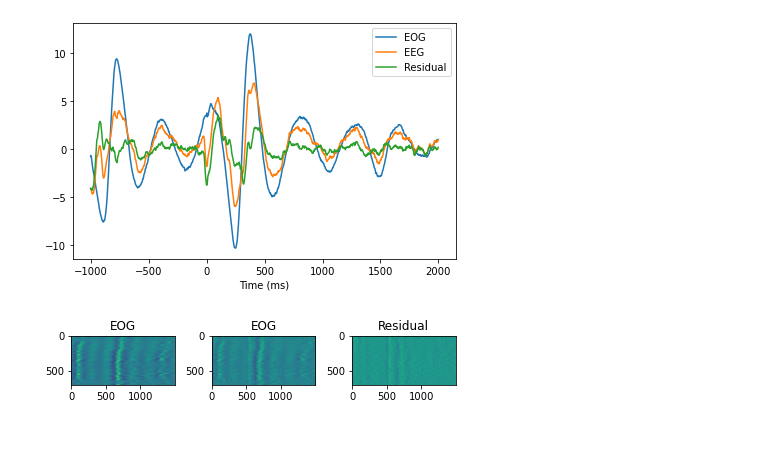
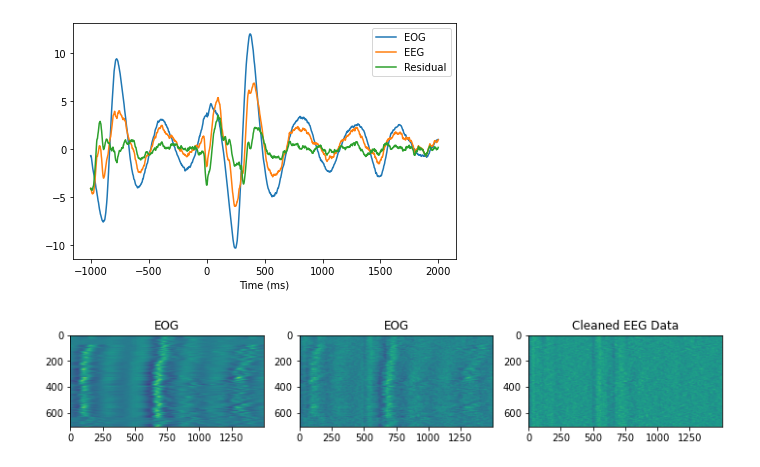
Before and after one commit to amirhdre/DSP-udemy, a Jupyter notebook: 2-TimeSeriesDenoising/timeSeriesDenoising.ipynb, the cells around one changed output. Saved outputs shown, nothing was run; the diff lists cells and outputs as text; code cells hidden in the pictures; blank space fills up the shorter version.

Commit message:
cleaned code for timeSeriesDenoising

```diff
--- a/2-TimeSeriesDenoising/timeSeriesDenoising.ipynb
+++ b/2-TimeSeriesDenoising/timeSeriesDenoising.ipynb
@@ -515,30 +519,32 @@ plt.show()
 ---
 # %%
 # load dataset
-matdat = sio.loadmat('templateProjection.mat')
-EEGdat = matdat['EEGdat']
-eyedat = matdat['eyedat']
-timevec = matdat['timevec'][0]
-MN = np.shape(EEGdat) # matrix sizes
+matdat = sio.loadmat("templateProjection.mat")
+EEGdat = matdat["EEGdat"]
+eyedat = matdat["eyedat"]
+timevec = matdat["timevec"][0]
+MN = np.shape(EEGdat)  # matrix sizes
 
 # initialize residual data
 resdat = np.zeros(np.shape(EEGdat))
 
 
 # loop over trials
-for triali in range(0,MN[1]):
+for triali in range(0, MN[1]):
 
     # build the least-squares model as intercept and EOG from this trial
-    X = np.column_stack((np.ones(MN[0]),eyedat[:,triali]))
+    X = np.column_stack((np.ones(MN[0]), eyedat[:, triali]))
 
     # compute regression coefficients for EEG channel
-    b = np.linalg.solve(np.matrix.transpose(X)@X,np.matrix.transpose(X)@EEGdat[:,triali])
+    b = np.linalg.solve(
+        np.matrix.transpose(X) @ X, np.matrix.transpose(X) @ EEGdat[:, triali]
+    )
 
     # predicted data
-    yHat = X@b
+    yHat = X @ b
 
     # new data are the residuals after projecting out the best EKG fit
-    resdat[:,triali] = EEGdat[:,triali] - yHat
+    resdat[:, triali] = EEGdat[:, triali] - yHat
 # %%
 ### plotting
 
@@ -556,23 +562,23 @@ plt.show()
 [figure]
 # %%
 # show all trials in a map
-clim = [-1,1]*20
+clim = [-1, 1] * 20
 
-plt.figure()
+plt.figure(figsize=(10,5))
 plt.subplot(131)
 plt.imshow(eyedat.T)
-plt.title('EOG')
+plt.title("EOG")
 
 
 plt.subplot(132)
 plt.imshow(EEGdat.T)
-plt.title('EOG')
+plt.title("EOG")
 
 
 plt.subplot(133)
 plt.imshow(resdat.T)
-plt.title('Residual')
+plt.title("Cleaned EEG Data")
 plt.tight_layout()
 plt.show()
 # %% [output]
-[figure, old version]
+[figure, new version]
```
Also changed, not shown: parts of 16 cells of this notebook.
